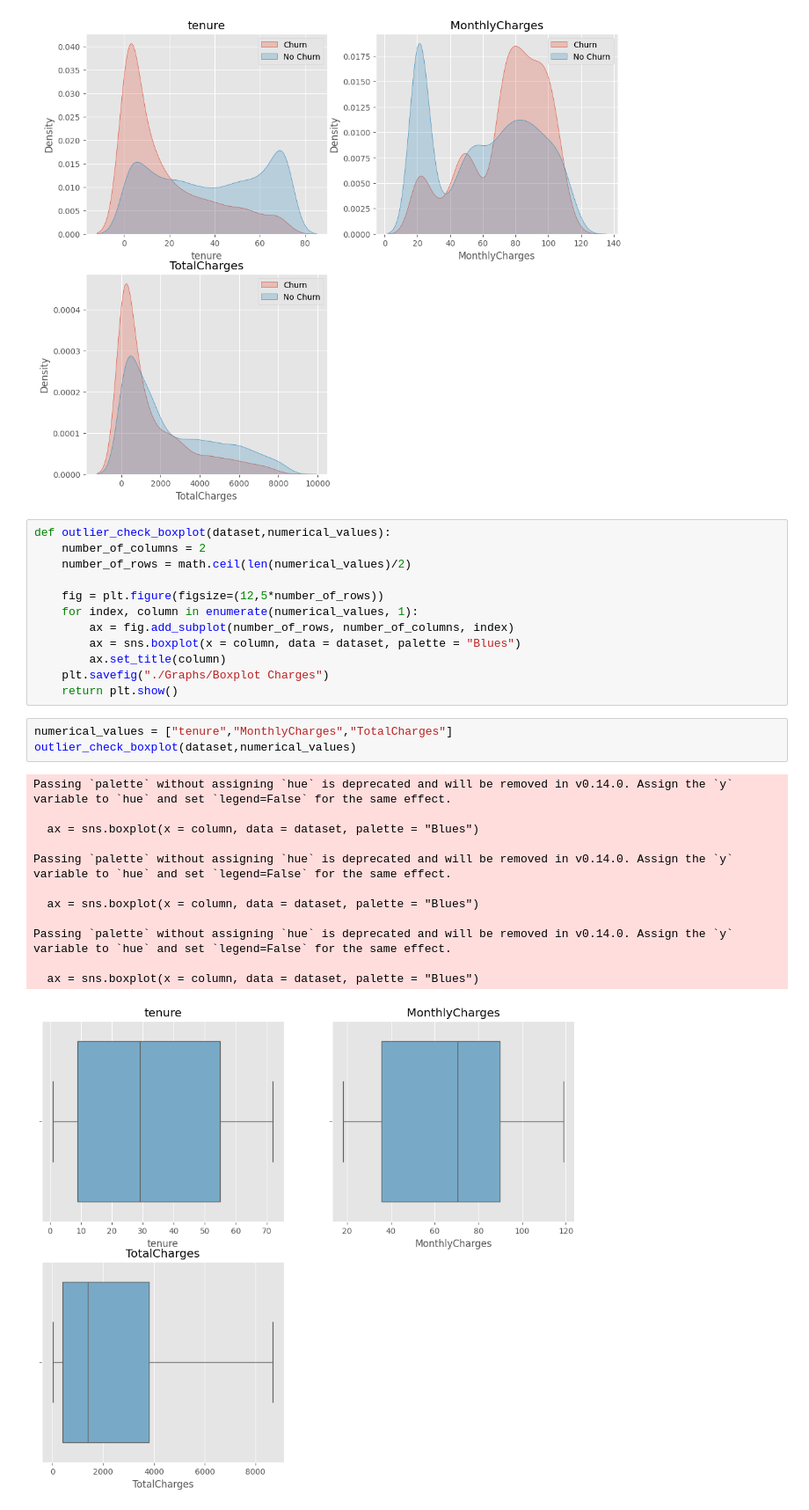
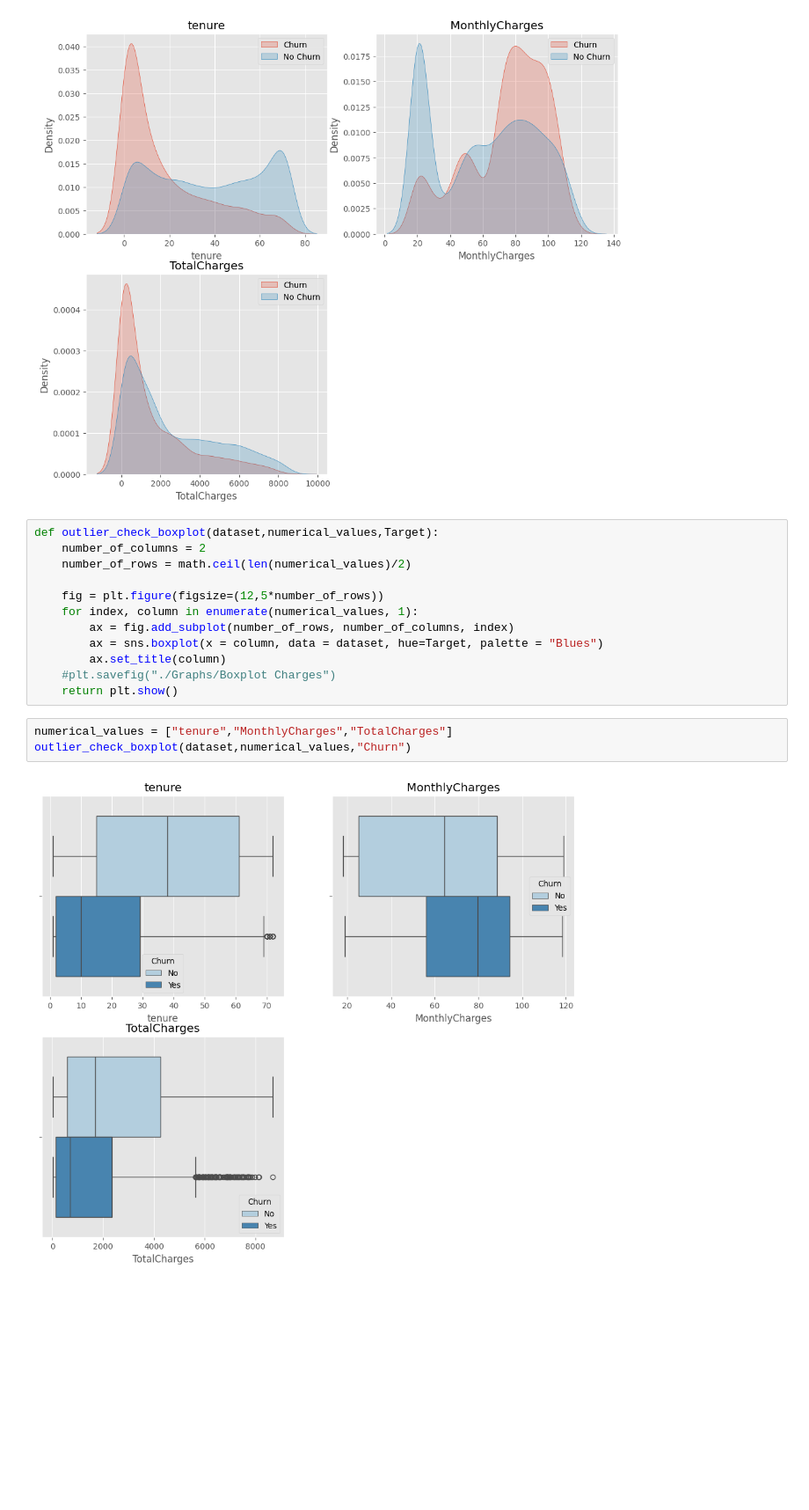
Before and after one commit to itssingh14/customer_churn_prediction, a Jupyter notebook: notebook.ipynb, the cells around one changed output. Shown at 88% size. Saved outputs shown, nothing was run; the diff lists cells and outputs as text; blank space fills up the shorter version.

Commit message:
Code update with graphs

```diff
--- a/notebook.ipynb
+++ b/notebook.ipynb
@@ -316,30 +316,19 @@ histogram_plots(dataset,customer_account_num, "Churn")
 # %% [output]
 [figure]
 # %%
-def outlier_check_boxplot(dataset,numerical_values):
+def outlier_check_boxplot(dataset,numerical_values,Target):
     number_of_columns = 2
     number_of_rows = math.ceil(len(numerical_values)/2)
 
     fig = plt.figure(figsize=(12,5*number_of_rows))
     for index, column in enumerate(numerical_values, 1):
         ax = fig.add_subplot(number_of_rows, number_of_columns, index)
-        ax = sns.boxplot(x = column, data = dataset, palette = "Blues")
+        ax = sns.boxplot(x = column, data = dataset, hue=Target, palette = "Blues")
         ax.set_title(column)
-    plt.savefig("./Graphs/Boxplot Charges")
+    #plt.savefig("./Graphs/Boxplot Charges")
     return plt.show()
 # %%
 numerical_values = ["tenure","MonthlyCharges","TotalCharges"]
-outlier_check_boxplot(dataset,numerical_values)
+outlier_check_boxplot(dataset,numerical_values,"Churn")
 # %% [output]
-Passing `palette` without assigning `hue` is deprecated and will be removed in v0.14.0. Assign the `y` variable to `hue` and set `legend=False` for the same effect.
-
-  ax = sns.boxplot(x = column, data = dataset, palette = "Blues")
-
-Passing `palette` without assigning `hue` is deprecated and will be removed in v0.14.0. Assign the `y` variable to `hue` and set `legend=False` for the same effect.
-
-  ax = sns.boxplot(x = column, data = dataset, palette = "Blues")
-
-Passing `palette` without assigning `hue` is deprecated and will be removed in v0.14.0. Assign the `y` variable to `hue` and set `legend=False` for the same effect.
-
-  ax = sns.boxplot(x = column, data = dataset, palette = "Blues")
-[figure, old version]
+[figure, new version]
```
Also changed, not shown: parts of 7 cells of this notebook.
